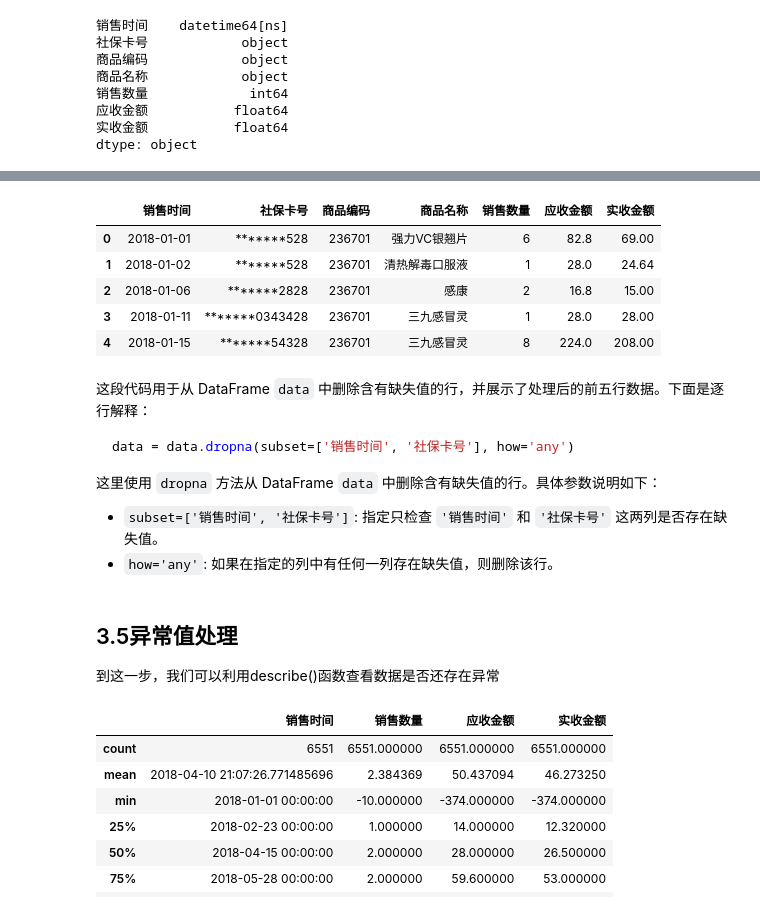
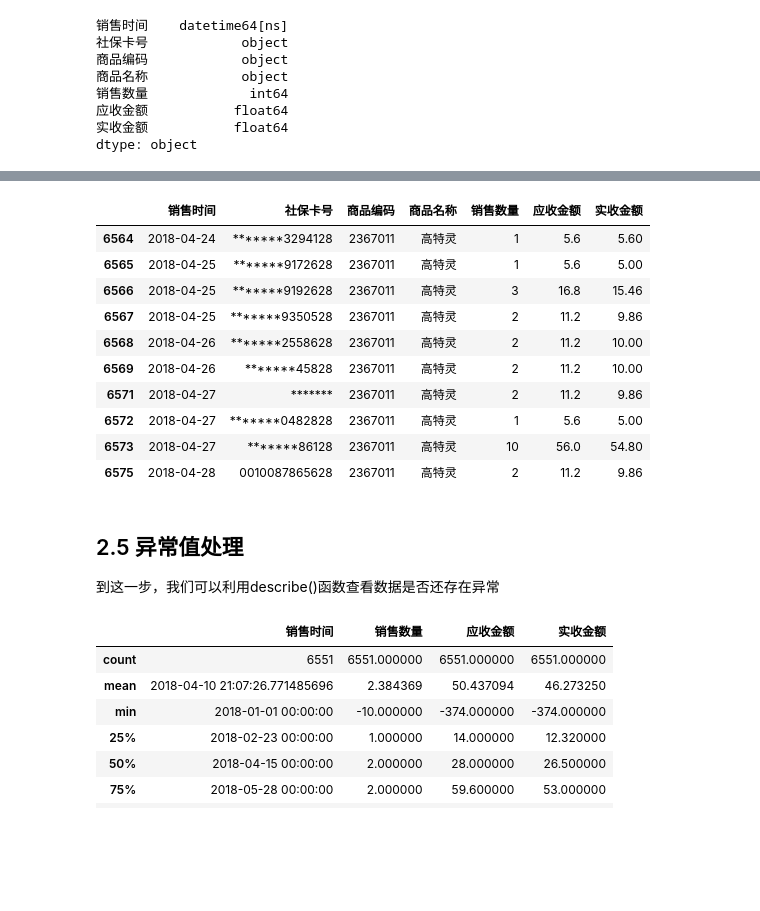
Before and after one commit to xiaoyu421-G/BDAP, a Jupyter notebook: 药品销售数据分析.ipynb, the cells around one changed output, grey strips where cells are left out. Cells and saved outputs as stored; diff of their text form; code cells hidden in the pictures; blank space fills up the shorter version.

````diff
--- a/药品销售数据分析.ipynb
+++ b/药品销售数据分析.ipynb
@@ -364,26 +224,21 @@ dtype: object
 # %%
 # 在进行日期时间类型转换的时候，不符合日期格式的数据将被换成None值，需要再次删除“销售时间”和“社保卡号”上的空行
 data = data.dropna(subset=['销售时间','社保卡号'],how='any')
-data.head()
+data.tail(10)
 # %% [output]
 |  | 销售时间 | 社保卡号 | 商品编码 | 商品名称 | 销售数量 | 应收金额 | 实收金额 |
-| 0 | 2018-01-01 | *******528 | 236701 | 强力VC银翘片 | 6 | 82.8 | 69.00 |
-| 1 | 2018-01-02 | *******528 | 236701 | 清热解毒口服液 | 1 | 28.0 | 24.64 |
-| 2 | 2018-01-06 | *******2828 | 236701 | 感康 | 2 | 16.8 | 15.00 |
-| 3 | 2018-01-11 | *******0343428 | 236701 | 三九感冒灵 | 1 | 28.0 | 28.00 |
-| 4 | 2018-01-15 | *******54328 | 236701 | 三九感冒灵 | 8 | 224.0 | 208.00 |
+| 6564 | 2018-04-24 | *******3294128 | 2367011 | 高特灵 | 1 | 5.6 | 5.60 |
+| 6565 | 2018-04-25 | *******9172628 | 2367011 | 高特灵 | 1 | 5.6 | 5.00 |
+| 6566 | 2018-04-25 | *******9192628 | 2367011 | 高特灵 | 3 | 16.8 | 15.46 |
+| 6567 | 2018-04-25 | *******9350528 | 2367011 | 高特灵 | 2 | 11.2 | 9.86 |
+| 6568 | 2018-04-26 | *******2558628 | 2367011 | 高特灵 | 2 | 11.2 | 10.00 |
+| 6569 | 2018-04-26 | *******45828 | 2367011 | 高特灵 | 2 | 11.2 | 10.00 |
+| 6571 | 2018-04-27 | ******* | 2367011 | 高特灵 | 2 | 11.2 | 9.86 |
+| 6572 | 2018-04-27 | *******0482828 | 2367011 | 高特灵 | 1 | 5.6 | 5.00 |
+| 6573 | 2018-04-27 | *******86128 | 2367011 | 高特灵 | 10 | 56.0 | 54.80 |
+| 6575 | 2018-04-28 | 0010087865628 | 2367011 | 高特灵 | 2 | 11.2 | 9.86 |
-# %% [markdown]
-这段代码用于从 DataFrame `data` 中删除含有缺失值的行，并展示了处理后的前五行数据。下面是逐行解释：
-
-```python
-data = data.dropna(subset=['销售时间', '社保卡号'], how='any')
-```
-
-这里使用 `dropna` 方法从 DataFrame `data` 中删除含有缺失值的行。具体参数说明如下：
-- `subset=['销售时间', '社保卡号']`: 指定只检查 `'销售时间'` 和 `'社保卡号'` 这两列是否存在缺失值。
-- `how='any'`: 如果在指定的列中有任何一列存在缺失值，则删除该行。
 # %% [markdown]
-## 3.5异常值处理
+## 2.5 异常值处理
 到这一步，我们可以利用describe()函数查看数据是否还存在异常
 # %%
 data.describe()
````
Also changed, not shown: parts of 44 cells of this notebook.
